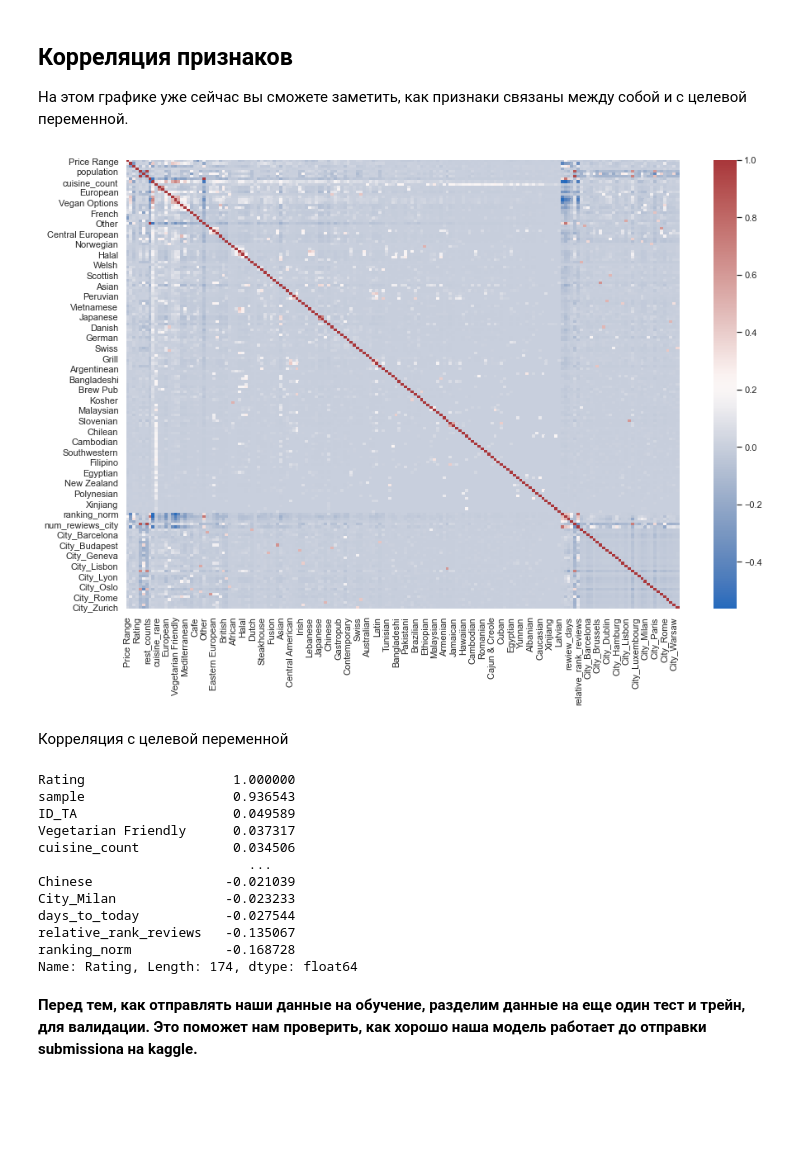
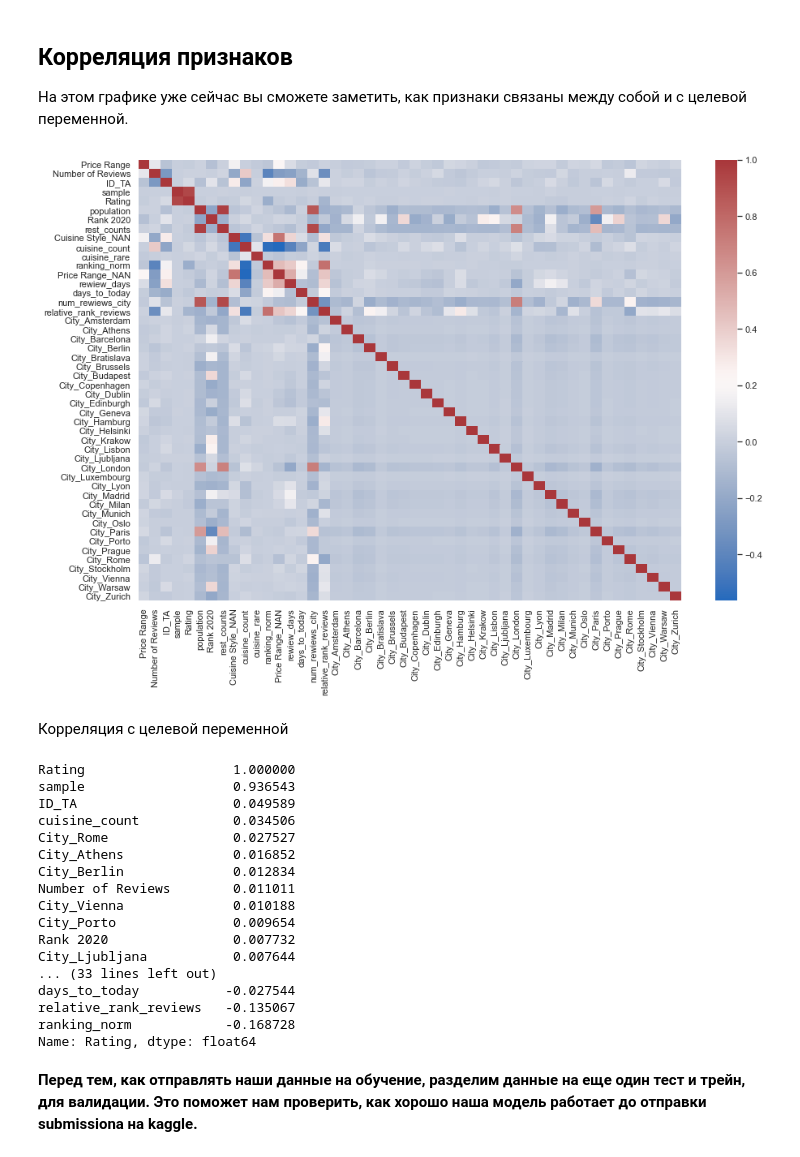
Before and after one commit to rndxx/SkillFactory, a Jupyter notebook: module_3/tripadvisor rating.ipynb, the cells around one changed output. Saved outputs shown, nothing was run; the diff lists cells and outputs as text; code cells hidden in the pictures; blank space fills up the shorter version.

```diff
--- a/module_3/tripadvisor rating.ipynb
+++ b/module_3/tripadvisor rating.ipynb
@@ -671,26 +671,31 @@ for x in data.Rating.unique():
 На этом графике уже сейчас вы сможете заметить, как признаки связаны между собой и с целевой переменной.
 # %%
 plt.rcParams['figure.figsize'] = (15,10)
-sns.heatmap(data.drop(['sample'], axis=1).corr(), cmap='vlag');
+sns.heatmap(data.drop(cuisine_lst, axis=1).corr(), cmap='vlag');
 # %% [output]
-[figure, old version]
+[figure, new version]
 # %% [markdown]
 Корреляция с целевой переменной
 # %%
-data.corr().Rating.sort_values(ascending=False)
+data.drop(cuisine_lst, axis=1).corr().Rating.sort_values(ascending=False)
 # %% [output]
 Rating                   1.000000
 sample                   0.936543
 ID_TA                    0.049589
-Vegetarian Friendly      0.037317
 cuisine_count            0.034506
-                           ...
-Chinese                 -0.021039
-City_Milan              -0.023233
+City_Rome                0.027527
+City_Athens              0.016852
+City_Berlin              0.012834
+Number of Reviews        0.011011
+City_Vienna              0.010188
+City_Porto               0.009654
+Rank 2020                0.007732
+City_Ljubljana           0.007644
+... (33 lines left out)
 days_to_today           -0.027544
 relative_rank_reviews   -0.135067
 ranking_norm            -0.168728
-Name: Rating, Length: 174, dtype: float64
+Name: Rating, dtype: float64
 # %%
 # Теперь выделим тестовую часть
 train_data = data.query('sample == 1').drop(['sample'], axis=1)
```
Also changed, not shown: parts of 7 cells of this notebook.
